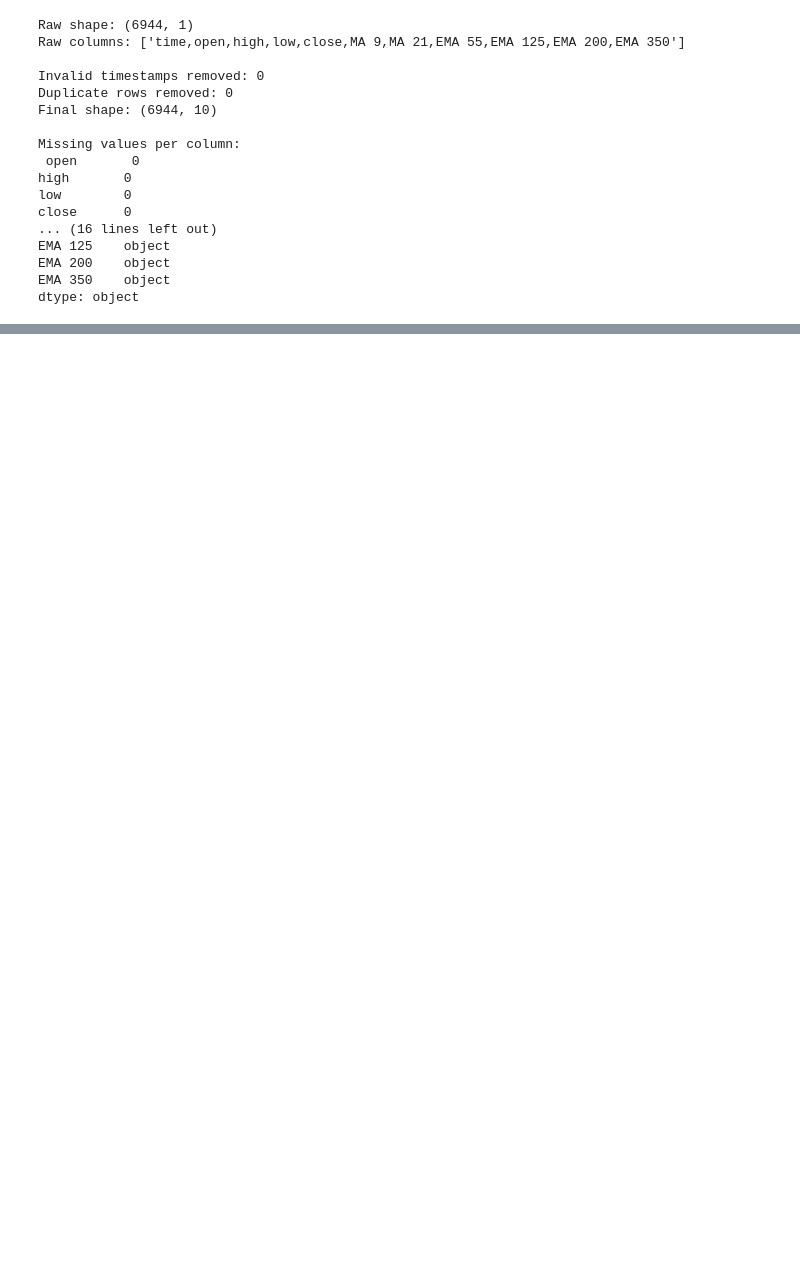
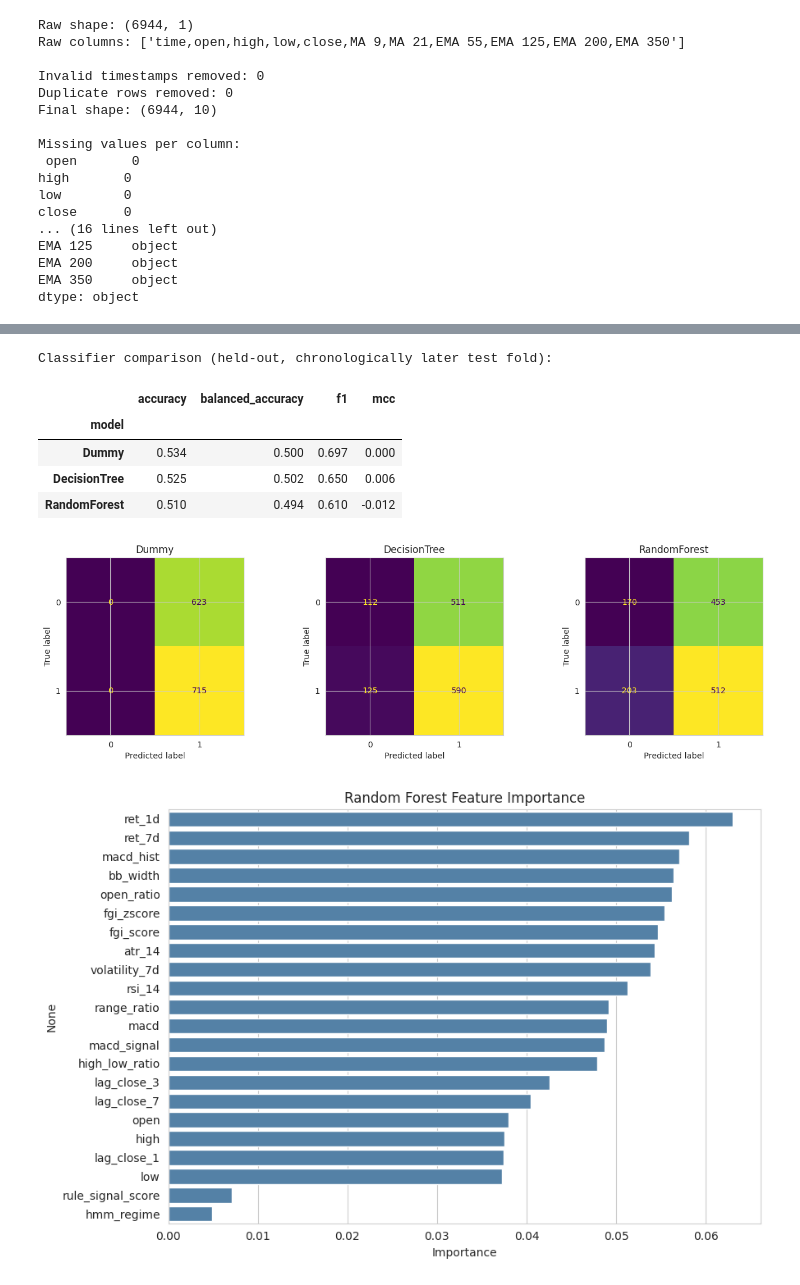
Before and after one commit to santiago-cruzlopez/WLV-MSc-AI, a Jupyter notebook: 05_Applying_Artificial_Intelligence/AI_Portfolio_SP500_Santiago_Cruz _Report.ipynb, the cells around one changed output, grey strips where cells are left out. Drawn from its saved outputs; the diff is of its cells as text; code cells hidden in the pictures; blank space fills up the shorter version.

```diff
--- a/05_Applying_Artificial_Intelligence/AI_Portfolio_SP500_Santiago_Cruz _Report.ipynb
+++ b/05_Applying_Artificial_Intelligence/AI_Portfolio_SP500_Santiago_Cruz _Report.ipynb
@@ -311,0 +1374,71 @@ plt.show()
+# %%
+# ---------------------------------------------------------------------------
+# Section 13 — Unified Model Evaluation & Comparison
+# ---------------------------------------------------------------------------
+
+# --- Classifier comparison table ----------------------------------------------
+metric_rows = []
+for name, preds in results.items():
+    metric_rows.append({
+        "model": name,
+        "accuracy": accuracy_score(y_test, preds),
+        "balanced_accuracy": balanced_accuracy_score(y_test, preds),
+        "f1": f1_score(y_test, preds),
+        "mcc": matthews_corrcoef(y_test, preds),
+    })
+metrics_df = pd.DataFrame(metric_rows).set_index("model").round(3)
+print("Classifier comparison (held-out, chronologically later test fold):")
+display(metrics_df)
+
+fig, axes = plt.subplots(1, len(results), figsize=(4.5 * len(results), 4))
+for ax, (name, preds) in zip(axes, results.items()):
+    ConfusionMatrixDisplay(confusion_matrix(y_test, preds)).plot(ax=ax, colorbar=False)
+    ax.set_title(name)
+plt.tight_layout()
+plt.show()
+
+# --- Random Forest feature importance (explainability) ------------------------
+importances = pd.Series(
+    rf_search.best_estimator_.feature_importances_, index=X_fe.columns
+).sort_values(ascending=False)
+
+plt.figure(figsize=(9, 6))
+sns.barplot(x=importances.values, y=importances.index, color="steelblue")
+plt.title("Random Forest Feature Importance")
+plt.xlabel("Importance")
+plt.tight_layout()
+plt.show()
+
+
+def evaluate_lstm(model, X_seq_test, y_seq_test, index_test):
+    '''Print RMSE/MAE and directional accuracy for the BiLSTM's next-day
+    return forecast, and plot predicted vs realised returns. Run this after
+    training the Section 12 model locally.'''
+    preds = model.predict(X_seq_test).ravel()
+    rmse = np.sqrt(mean_squared_error(y_seq_test, preds))
+    mae = mean_absolute_error(y_seq_test, preds)
+    dir_acc = (np.sign(preds) == np.sign(y_seq_test)).mean()
+    print(f"LSTM RMSE: {rmse:.5f} | MAE: {mae:.5f} | Directional accuracy: {dir_acc:.3f}")
+
+    plt.figure(figsize=(12, 4.5))
+    plt.plot(index_test, y_seq_test, label="Realised next-day return", linewidth=1.0)
+    plt.plot(index_test, preds, label="Predicted next-day return", linewidth=1.0, alpha=0.8)
+    plt.axhline(0, color="grey", linewidth=0.8)
+    plt.title("Bidirectional LSTM: Predicted vs Realised Next-Day Return")
+    plt.legend()
+    plt.tight_layout()
+    plt.show()
+    return rmse, mae, dir_acc
+
+
+lstm_test_index = df_model.index[SEQ_LEN:][seq_split:]
+# evaluate_lstm(bilstm_model, X_seq_test, y_seq_test, lstm_test_index)  # uncomment once Section 12 has been trained
+# %% [output]
+Classifier comparison (held-out, chronologically later test fold):
+|  | accuracy | balanced_accuracy | f1 | mcc |
+| model |  |  |  |  |
+| Dummy | 0.534 | 0.500 | 0.697 | 0.000 |
+| DecisionTree | 0.525 | 0.502 | 0.650 | 0.006 |
+| RandomForest | 0.510 | 0.494 | 0.610 | -0.012 |
+[figure, added]
+[figure, added]
```
Also changed, not shown: parts of 35 cells of this notebook, 3 other files.
